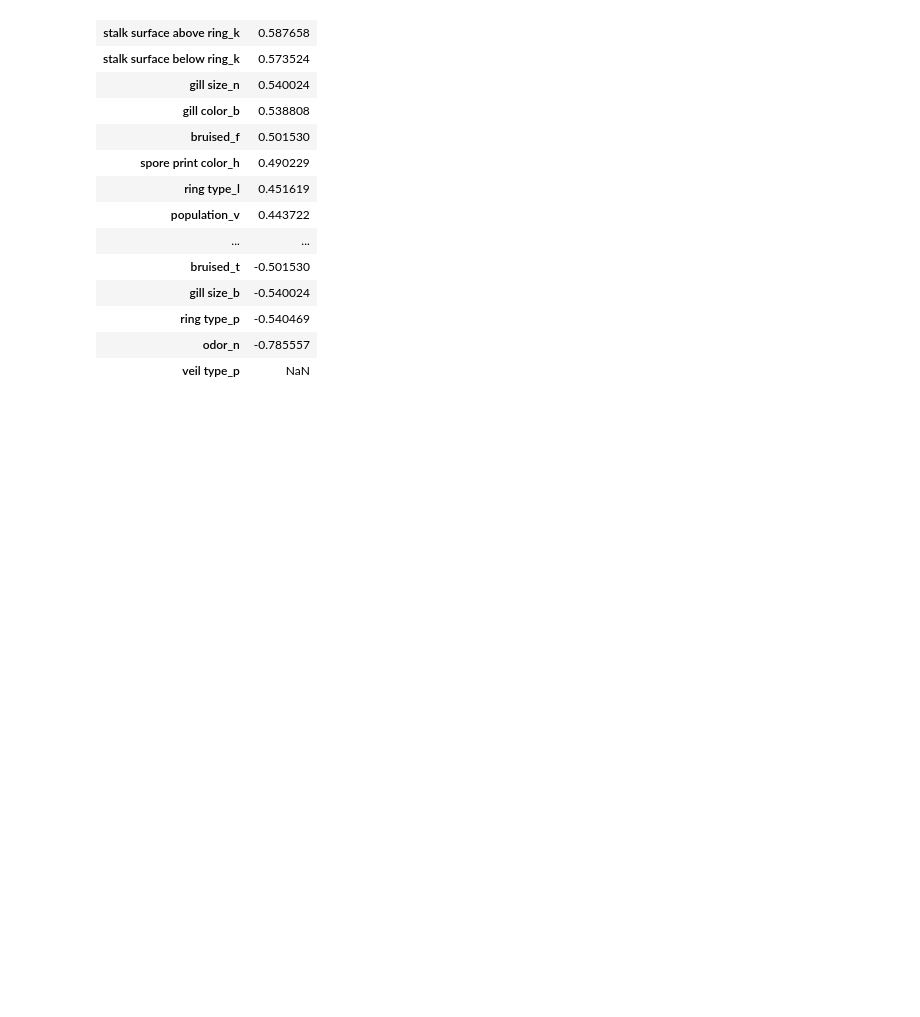
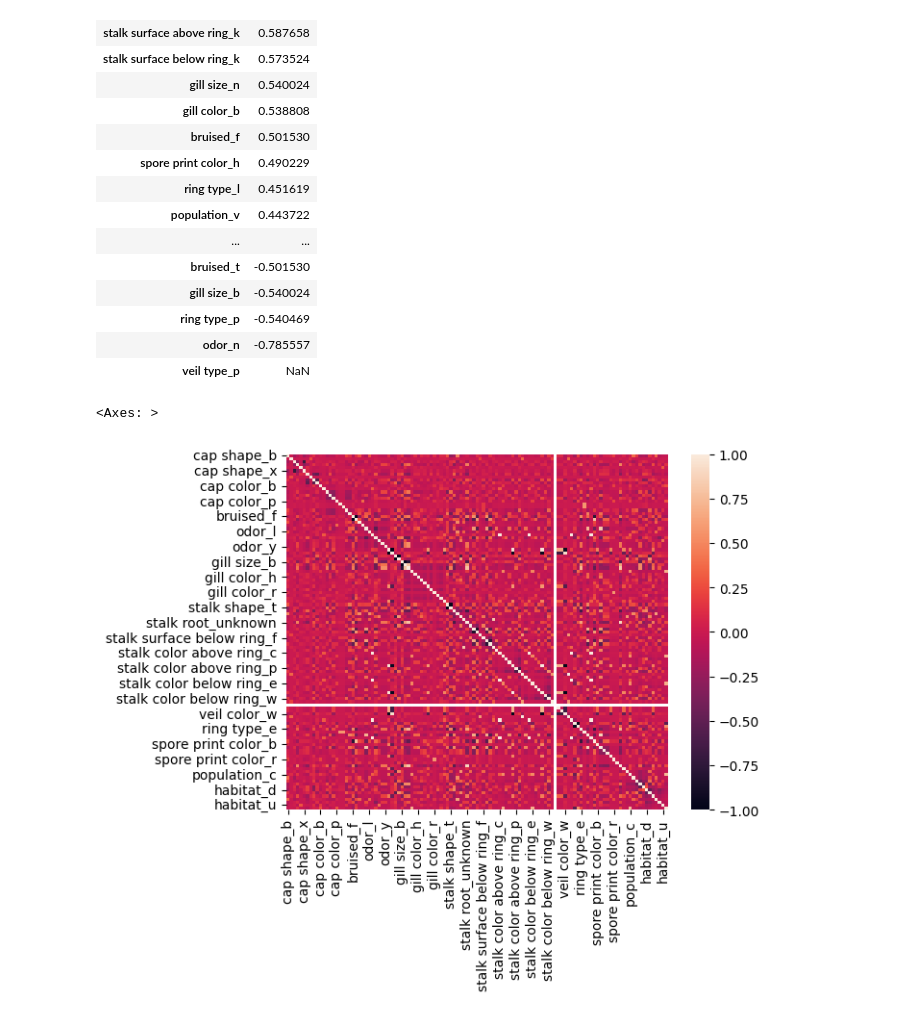
Before and after one commit to Captain-Yarkin/Machine-Learning-Gorup-Exam, a Jupyter notebook: Task 1/sopp.ipynb, the cells around one changed output. Cells and saved outputs as stored; diff of their text form; code cells hidden in the pictures; blank space fills up the shorter version.

```diff
--- a/Task 1/sopp.ipynb
+++ b/Task 1/sopp.ipynb
@@ -136,3 +141,10 @@ corr.sort_values(by=['class'], ascending=False)
 | ring type_p | -0.540469 |
 | odor_n | -0.785557 |
 | veil type_p | NaN |
+# %%
+corr = data.corr()
+
+sns.heatmap(corr)
+# %% [output]
+<Axes: >
+[figure, added]
```
Also changed, not shown: parts of 4 cells of this notebook.
